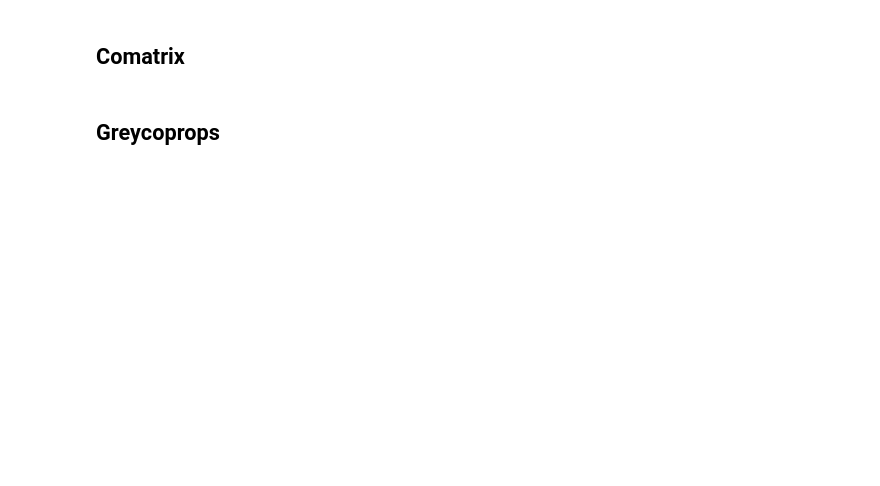
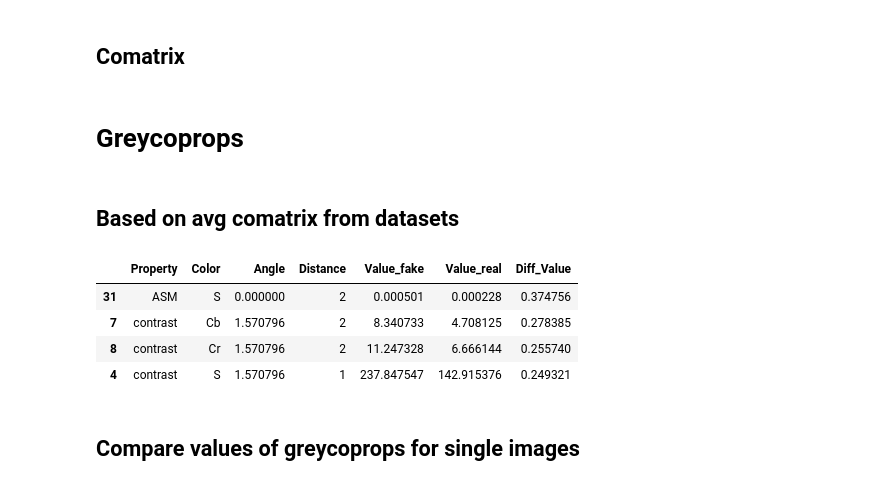
Before and after one commit to MarcinNawrocki/fake-faces-detector, a Jupyter notebook: src/notebooks/preprocessing/Comatrix.ipynb, the cells around one changed output. Drawn from its saved outputs; the diff is of its cells as text; code cells hidden in the pictures; blank space fills up the shorter version.

```diff
--- a/src/notebooks/preprocessing/Comatrix.ipynb
+++ b/src/notebooks/preprocessing/Comatrix.ipynb
@@ -106,7 +107,9 @@ for distance in DISTANCES:
         j+=1
     i+=1
 # %% [markdown]
-## Greycoprops
+# Greycoprops
+# %% [markdown]
+## Based on avg comatrix from datasets
 # %%
 save_path = os.path.join(base_save_path, "greycoprops.csv")
 greycoprops_properties = ("contrast", "dissimilarity", "homogeneity", "ASM", "energy", "correlation")
@@ -126,4 +129,10 @@ for prop in greycoprops_properties:
 # %%
 df = df.sort_values('Diff_Value', ascending=False)
 #df.to_csv(save_path)
-df
+df[:4]
+# %% [output]
+|  | Property | Color | Angle | Distance | Value_fake | Value_real | Diff_Value |
+| 31 | ASM | S | 0.000000 | 2 | 0.000501 | 0.000228 | 0.374756 |
+| 7 | contrast | Cb | 1.570796 | 2 | 8.340733 | 4.708125 | 0.278385 |
+| 8 | contrast | Cr | 1.570796 | 2 | 11.247328 | 6.666144 | 0.255740 |
+| 4 | contrast | S | 1.570796 | 1 | 237.847547 | 142.915376 | 0.249321 |
@@ -129,0 +151,2 @@ df
+# %% [markdown]
+## Compare values of greycoprops for single images
```
Also changed, not shown: parts of 8 cells of this notebook.
